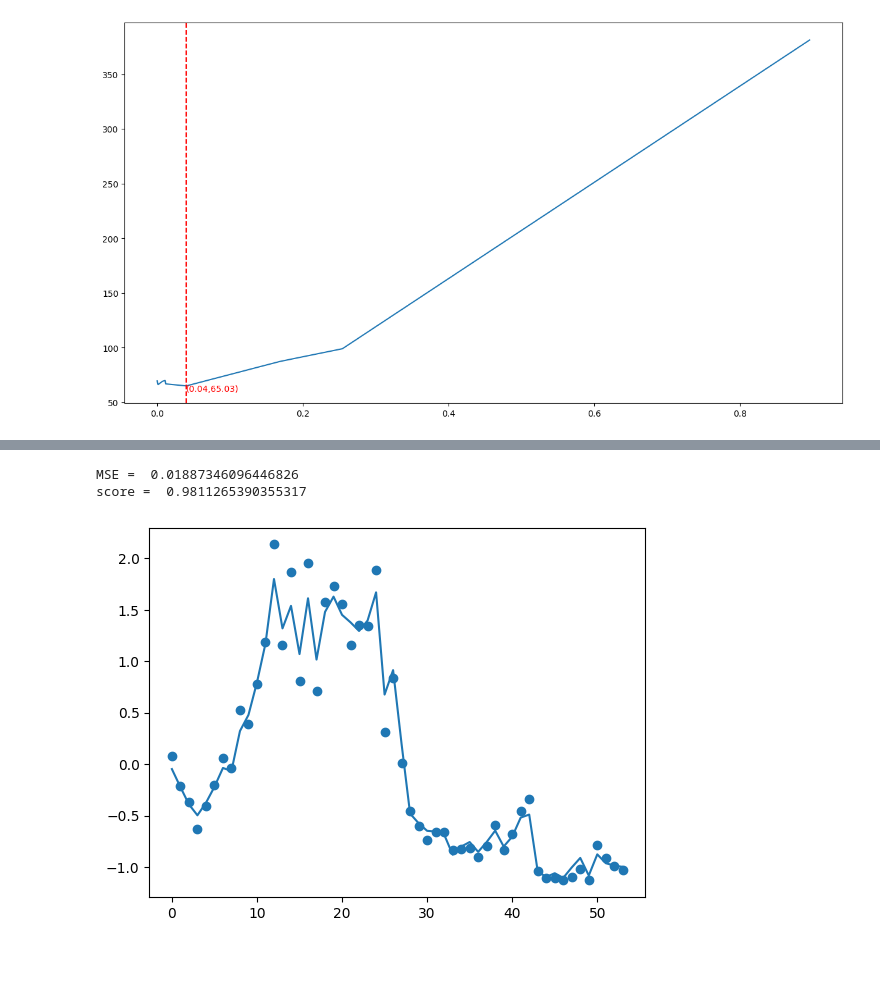
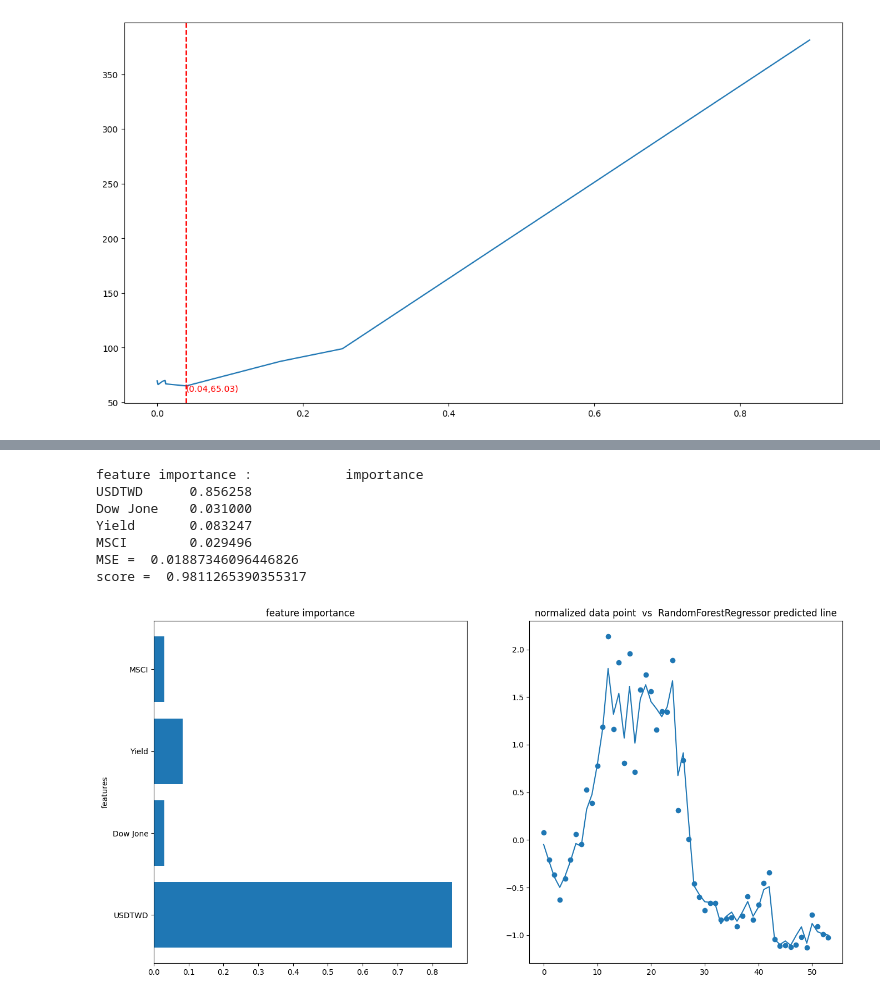
Before and after one commit to Suweihsiang/USDUL, a Jupyter notebook: analysis.ipynb, the cells around one changed output, grey strips where cells are left out. Saved outputs shown, nothing was run; the diff lists cells and outputs as text; code cells hidden in the pictures; blank space fills up the shorter version.

```diff
--- a/analysis.ipynb
+++ b/analysis.ipynb
@@ -358,14 +359,29 @@ Index(['USDTWD', 'Dow Jone', 'Yield', 'MSCI'], dtype='object')
 # %%
-x_sel = sfs.transform(x)
+x_sel = sfs.transform(x)#construct model after select importance features
 reg = RandomForestRegressor(random_state=42)
 reg.fit(x_sel,y)
 y_pred = reg.predict(x_sel)
+importances = reg.feature_importances_
+importances = pd.DataFrame(importances,index=x.columns[sfs.get_support()],columns=['importance'])
+print("feature importance : ",importances)
 print("MSE = ",mean_squared_error(y,y_pred))
 print("score = ",r2_score(y,y_pred))
-plt.scatter(range(x.shape[0]),y)
-plt.plot(y_pred)
+fig = plt.figure(figsize=(16,8))
+ax1 = fig.add_subplot(1,2,1)
+ax1.barh(range(4),reg.feature_importances_,tick_label = x.columns[sfs.get_support()])
+ax1.set_ylabel("features")
+ax1.set_title("feature importance")
+ax2 = fig.add_subplot(1,2,2)
+ax2.scatter(range(x.shape[0]),y)
+ax2.plot(y_pred)
+ax2.set_title("normalized data point  vs  RandomForestRegressor predicted line")
 plt.show()
 # %% [output]
+feature importance :            importance
+USDTWD      0.856258
+Dow Jone    0.031000
+Yield       0.083247
+MSCI        0.029496
 MSE =  0.01887346096446826
 score =  0.9811265390355317
-[figure, old version]
+[figure, new version]
```
Also changed, not shown: parts of 15 cells of this notebook.
